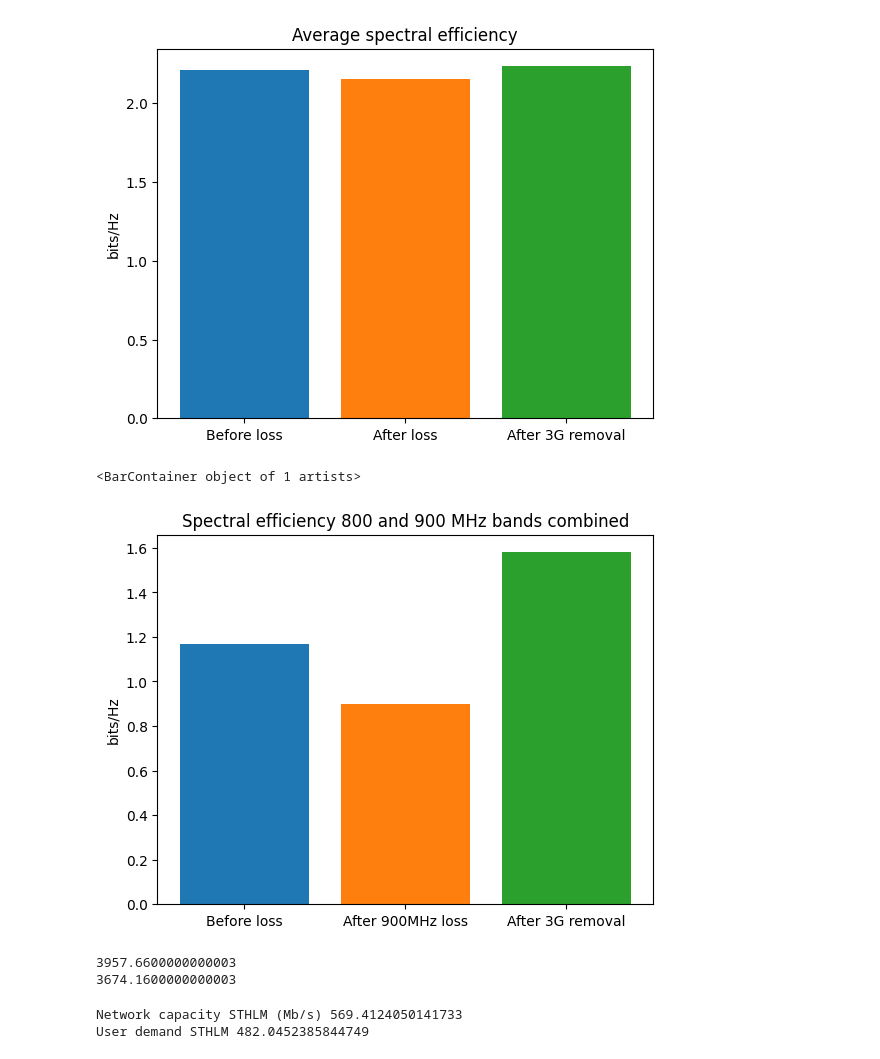
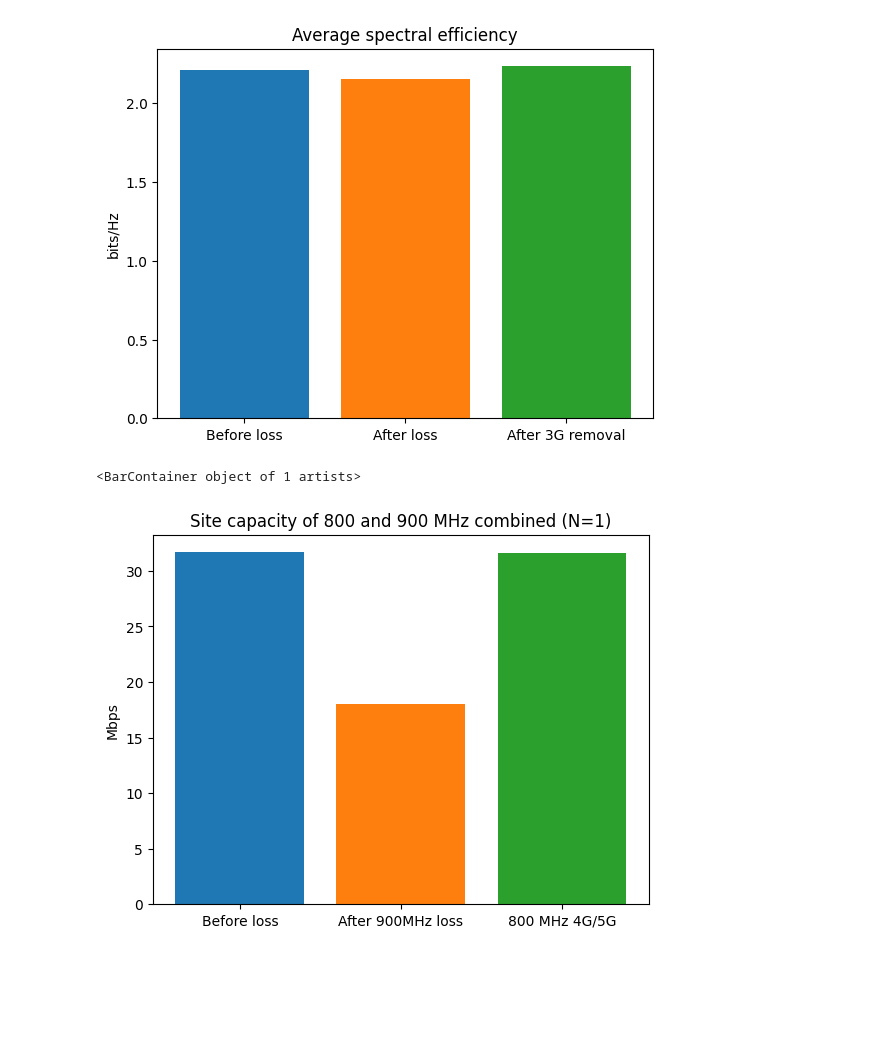
Before and after one commit to Joinatan/wireless_systems, a Jupyter notebook: casestudy2/data.ipynb, the cells around one changed output. Cells and saved outputs as stored; diff of their text form; code cells hidden in the pictures; blank space fills up the shorter version.

```diff
--- a/casestudy2/data.ipynb
+++ b/casestudy2/data.ipynb
@@ -85,53 +88,38 @@ plt.bar(2, total_spectral_eff_after_upgrade, label='Stockholm')
 # %% [output]
 <BarContainer object of 1 artists>
 [figure]
-# %%
-#only 800 and 900 comparison
-eight_hundred_band_percentage2 = 20/30
-nine_hundred_band_percentage2 = 10/30
-#-------------Plot capacity
-total_spectral_eff_before2 = (((eight_hundred_band_percentage2 * efficiency3g_4g_mix) +
-                             nine_hundred_band_percentage2 * efficiency3g))
-
-total_spectral_eff_after_loss2 = ((eight_hundred_band_percentage2 * efficiency3g_4g_mix))
-
-total_spectral_eff_after_upgrade2 = ((eight_hundred_band_percentage2 * efficiency4g_5g_mix))
-
-#plot
-plt.title('Spectral efficiency 800 and 900 MHz bands combined')
-#plt.yscale('log')
-plt.ylabel('bits/Hz')
-plt.xticks(np.arange(3), ["Before loss", "After 900MHz loss", "After 3G removal"])
-plt.bar(0, total_spectral_eff_before2)
-plt.bar(1, total_spectral_eff_after_loss2)
-plt.bar(2, total_spectral_eff_after_upgrade2)
-# %% [output]
-<BarContainer object of 1 artists>
-[figure, removed]
+# %%
+#only 800 and 900 comparison
+eight_hundred_band_percentage2 = 20/30
+nine_hundred_band_percentage2 = 10/30
+#-------------Plot capacity
+total_spectral_eff_before2 = (((eight_hundred_band_percentage2 * efficiency4g * 20) +
+                             nine_hundred_band_percentage2 * efficiency4g * 10))
+
+total_spectral_eff_after_loss2 = ((eight_hundred_band_percentage2 * efficiency3g_4g_mix * 20))
+
+total_spectral_eff_after_upgrade2 = ((eight_hundred_band_percentage2 * efficiency4g_5g_mix * 20))
+
+#plot
+# plt.title('Spectral efficiency 800 and 900 MHz bands combined')
+# #plt.yscale('log')
+# plt.ylabel('bits/Hz')
+# plt.xticks(np.arange(3), ["Before loss", "After 900MHz loss", "After 3G removal"])
+# plt.bar(0, total_spectral_eff_before2)
+# plt.bar(1, total_spectral_eff_after_loss2)
+# plt.bar(2, total_spectral_eff_after_upgrade2)
+plt.title('Site capacity of 800 and 900 MHz combined (N=1)')
+#plt.yscale('log')
+plt.ylabel('Mbps')
+plt.xticks(np.arange(3), ["Before loss", "After 900MHz loss", "800 MHz 4G/5G"])
+plt.bar(0, total_spectral_eff_before2)
+plt.bar(1, total_spectral_eff_after_loss2)
+plt.bar(2, total_spectral_eff_after_upgrade2)
+# %% [output]
+<BarContainer object of 1 artists>
+[figure, added]
 # %%
 #-------------Mastplatser
 #https://www.pts.se/globalassets/startpage/dokument/icke-legala-dokument/rapporter/2016/radio/mobiltackning-2015.pdf
 # sid 17
 tre_base_stations = tre_market_share * 43068
-# %%
-#system capacity
-sweden_capacity_before_loss = (total_bandwidth/1e6) * efficiency3g_4g_mix * 21
-sweden_capacity_after_loss = ((total_bandwidth-10e6)/1e6) * efficiency3g_4g_mix * 21
-print(sweden_capacity_before_loss)
-print(sweden_capacity_after_loss)
-#plt.bar(1, sweden_capacity_before_loss)
-#plt.bar(2, sweden_capacity_after_loss)
-# %% [output]
-3957.6600000000003
-3674.1600000000003
-# %%
-#network capacity STHLM
-sthlm_area = 381 #km2
-base_stations_sthlm = tre_base_stations * 0.1 #population 1million
-network_capacity_sthlm = ((total_bandwidth - 10e6)/1e6 * efficiency4g_5g_mix * (base_stations_sthlm) *
-                          1 / sthlm_area)
-print('Network capacity STHLM (Mb/s)', network_capacity_sthlm)
-print('User demand STHLM', kbit_sqrkm_sthlm/1000)
-# %% [output]
-Network capacity STHLM (Mb/s) 569.4124050141733
-User demand STHLM 482.0452385844749
```
Also changed, not shown: parts of 10 cells of this notebook, 1 other file.
